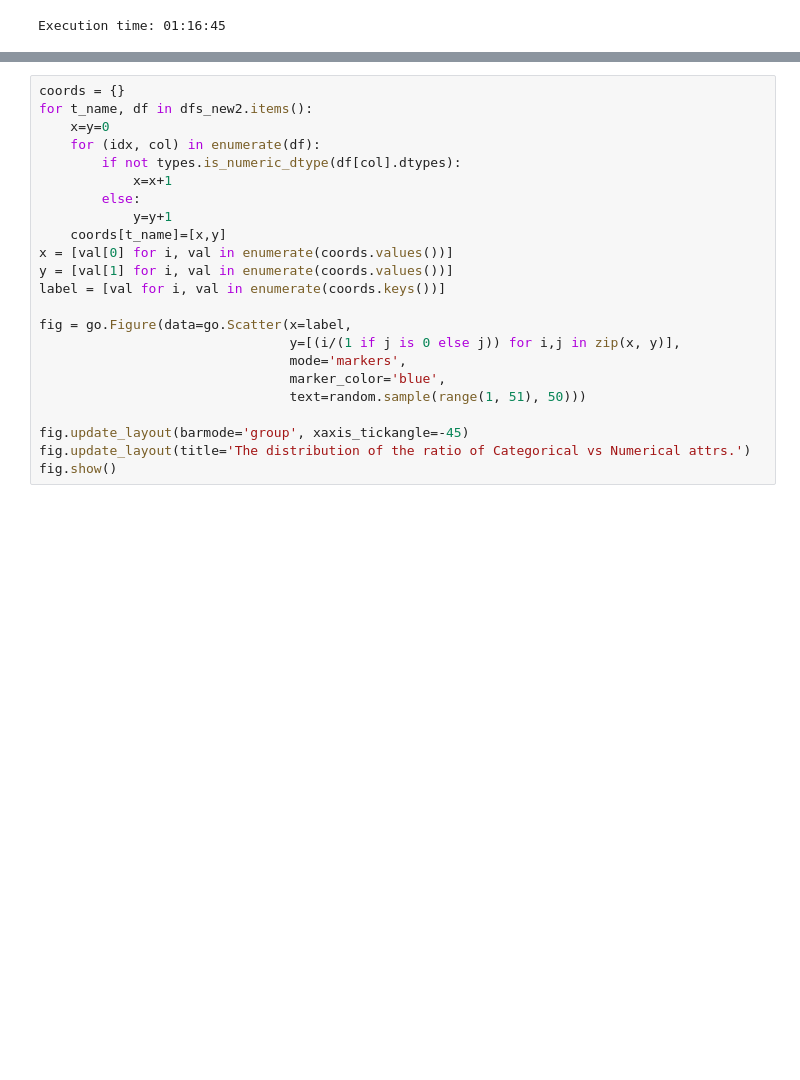
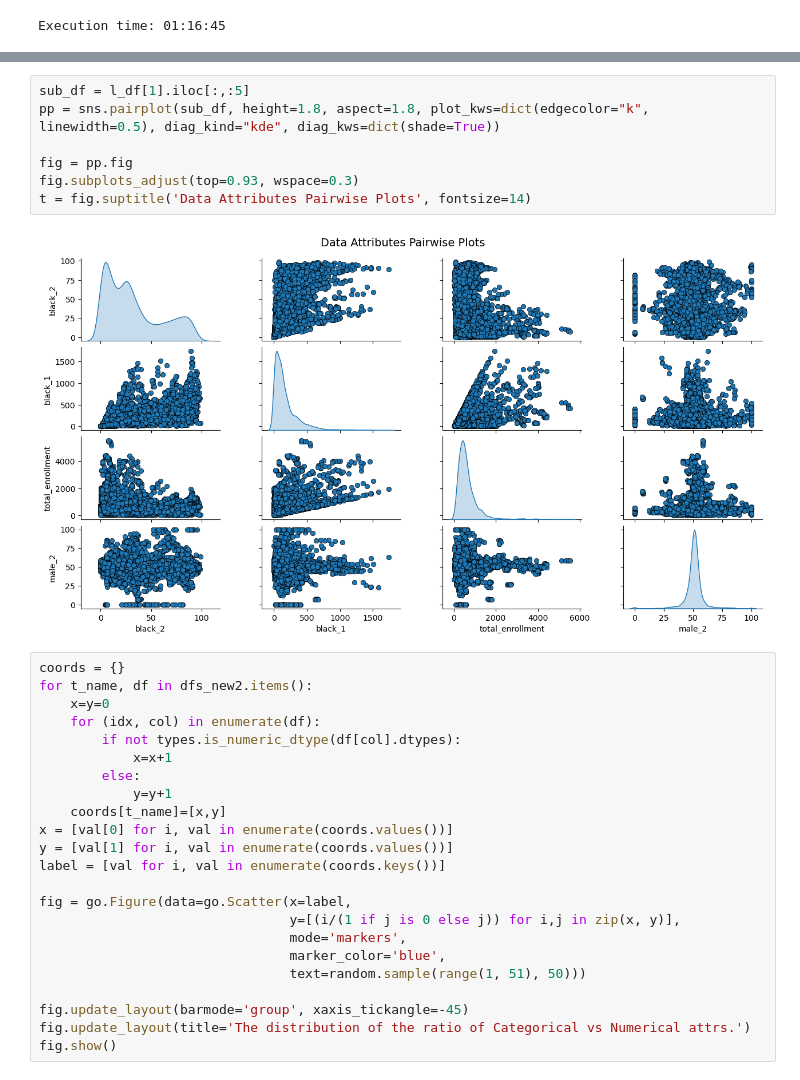
Before and after one commit to goshlive/experimental, a Jupyter notebook: IDA_HWF008/test_dataset_edu.ipynb, the cells around one changed output, grey strips where cells are left out. Cells and saved outputs as stored; diff of their text form; blank space fills up the shorter version.

```diff
--- a/IDA_HWF008/test_dataset_edu.ipynb
+++ b/IDA_HWF008/test_dataset_edu.ipynb
@@ -238,3 +290,12 @@ Execution time: 01:16:45
+# %%
+sub_df = l_df[1].iloc[:,:5]
+pp = sns.pairplot(sub_df, height=1.8, aspect=1.8, plot_kws=dict(edgecolor="k", linewidth=0.5), diag_kind="kde", diag_kws=dict(shade=True))
+
+fig = pp.fig
+fig.subplots_adjust(top=0.93, wspace=0.3)
+t = fig.suptitle('Data Attributes Pairwise Plots', fontsize=14)
+# %% [output]
+[figure, added]
 # %%
 coords = {}
 for t_name, df in dfs_new2.items():
```
Also changed, not shown: parts of 7 cells of this notebook.
